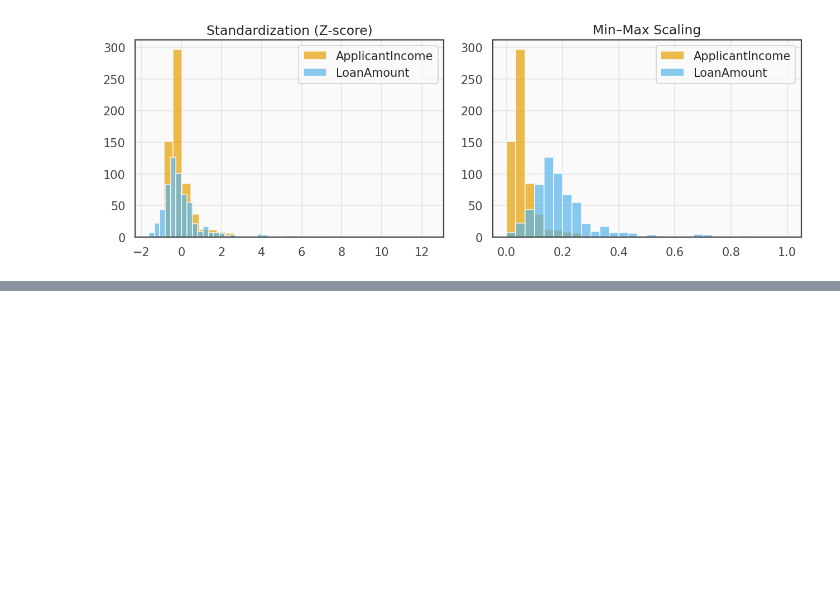
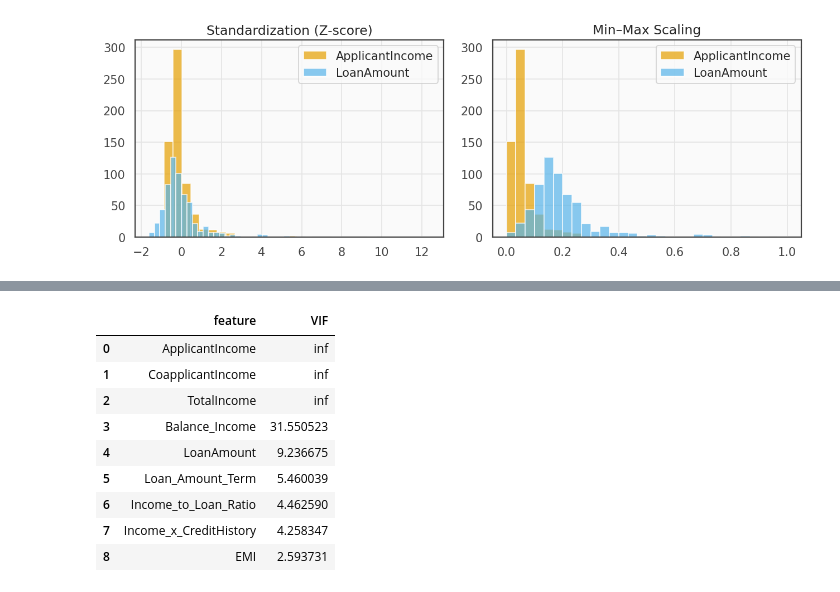
Before and after one commit to MadhuriMapari/loan-repayment-behaviour, a Jupyter notebook: notebooks/03_feature_engineering.ipynb, the cells around one changed output, grey strips where cells are left out. Cells and saved outputs as stored; diff of their text form; code cells hidden in the pictures; blank space fills up the shorter version.

```diff
--- a/notebooks/03_feature_engineering.ipynb
+++ b/notebooks/03_feature_engineering.ipynb
@@ -412,0 +431,48 @@ plt.show()
+# %%
+# VIF on numeric predictors (post-feature engineering)
+# Safe import (installs statsmodels if missing)
+try:
+    from statsmodels.stats.outliers_influence import variance_inflation_factor
+except Exception:
+    import sys, subprocess
+    subprocess.check_call([sys.executable, "-m", "pip", "install", "statsmodels", "-q"])
+    from statsmodels.stats.outliers_influence import variance_inflation_factor
+
+import numpy as np
+import pandas as pd
+
+# Candidate numeric features (keep to those present)
+num_features_vif = [
+    "ApplicantIncome","CoapplicantIncome","LoanAmount","Loan_Amount_Term",
+    "TotalIncome","Income_to_Loan_Ratio","EMI","Balance_Income","Income_x_CreditHistory"
+]
+num_features_vif = [c for c in num_features_vif if c in df.columns]
+
+X_num = df[num_features_vif].copy()
+X_num = X_num.replace([np.inf, -np.inf], np.nan).fillna(0)
+
+def compute_vif_frame(X):
+    X_ = X.copy()
+    # Guard against constant columns (VIF undefined) by adding tiny noise if needed
+    for c in X_.columns:
+        if X_[c].std() == 0:
+            X_[c] = X_[c] + np.random.normal(0, 1e-9, size=len(X_))
+    vif = pd.DataFrame({
+        "feature": X_.columns,
+        "VIF": [variance_inflation_factor(X_.values, i) for i in range(X_.shape[1])]
+    })
+    return vif.sort_values("VIF", ascending=False).reset_index(drop=True)
+
+vif0 = compute_vif_frame(X_num)
+vif0
+# %% [output]
+|  | feature | VIF |
+| 0 | ApplicantIncome | inf |
+| 1 | CoapplicantIncome | inf |
+| 2 | TotalIncome | inf |
+| 3 | Balance_Income | 31.550523 |
+| 4 | LoanAmount | 9.236675 |
+| 5 | Loan_Amount_Term | 5.460039 |
+| 6 | Income_to_Loan_Ratio | 4.462590 |
+| 7 | Income_x_CreditHistory | 4.258347 |
+| 8 | EMI | 2.593731 |
```
Also changed, not shown: parts of 21 cells of this notebook, 24 other files.
